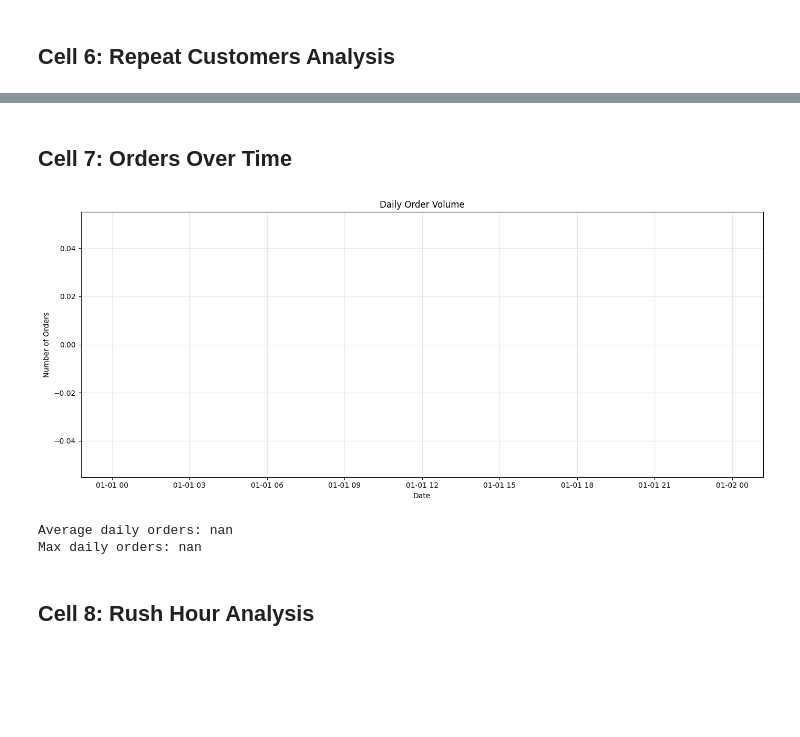
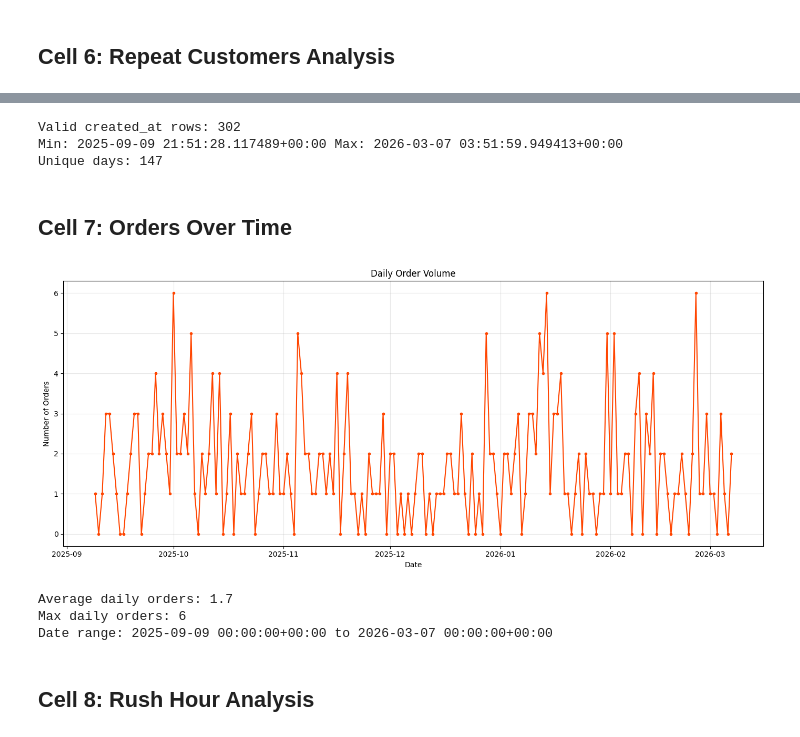
Before and after one commit to datawithdelio/sliceiq, a Jupyter notebook: ml/notebooks/01_eda.ipynb, the cells around one changed output, grey strips where cells are left out. Cells and saved outputs as stored; diff of their text form; code cells hidden in the pictures; blank space fills up the shorter version.

```diff
--- a/ml/notebooks/01_eda.ipynb
+++ b/ml/notebooks/01_eda.ipynb
@@ -337,26 +401,57 @@ No customer metrics available for repeat analysis.
+# %%
+# 2) RELOAD orders dataframe from DB
+orders = pd.read_sql("SELECT * FROM orders", engine)
+orders["created_at"] = pd.to_datetime(orders["created_at"], errors="coerce", utc=True)
+print("Valid created_at rows:", orders["created_at"].notna().sum())
+print("Min:", orders["created_at"].min(), "Max:", orders["created_at"].max())
+print("Unique days:", orders["created_at"].dt.floor("D").nunique())
+# %% [output]
+Valid created_at rows: 302
+Min: 2025-09-09 21:51:28.117489+00:00 Max: 2026-03-07 03:51:59.949413+00:00
+Unique days: 147
 # %% [markdown]
 ## Cell 7: Orders Over Time
 # %%
 # Cell 7: Orders over time
-# Daily order count
-daily_orders = orders.set_index('created_at').resample('D').size().reset_index(name='count')
+orders["created_at"] = pd.to_datetime(orders["created_at"], errors="coerce", utc=True)
 
-plt.figure(figsize=(14, 6))
-plt.plot(daily_orders['created_at'], daily_orders['count'],
-         marker='o', linestyle='-', markersize=3, color='#ff4500')
-plt.title('Daily Order Volume')
-plt.xlabel('Date')
-plt.ylabel('Number of Orders')
-plt.grid(True, alpha=0.3)
-plt.tight_layout()
-plt.show()
+orders_time = orders.dropna(subset=["created_at"]).copy()
 
-print(f"Average daily orders: {daily_orders['count'].mean():.1f}")
-print(f"Max daily orders: {daily_orders['count'].max()}")
+if orders_time.empty:
+    print("No valid created_at values to plot.")
+else:
+    daily_orders = (
+        orders_time
+        .set_index("created_at")
+        .resample("D")
+        .size()
+        .reset_index(name="count")
+    )
+
+    plt.figure(figsize=(14, 6))
+    plt.plot(
+        daily_orders["created_at"],
+        daily_orders["count"],
+        marker="o",
+        linestyle="-",
+        markersize=3,
+        color="#ff4500",
+    )
+    plt.title("Daily Order Volume")
+    plt.xlabel("Date")
+    plt.ylabel("Number of Orders")
+    plt.grid(True, alpha=0.3)
+    plt.tight_layout()
+    plt.show()
+
+    print(f"Average daily orders: {daily_orders['count'].mean():.1f}")
+    print(f"Max daily orders: {daily_orders['count'].max():.0f}")
+    print(f"Date range: {daily_orders['created_at'].min()} to {daily_orders['created_at'].max()}")
 # %% [output]
-[figure, old version]
+[figure, new version]
-Average daily orders: nan
-Max daily orders: nan
+Average daily orders: 1.7
+Max daily orders: 6
+Date range: 2025-09-09 00:00:00+00:00 to 2026-03-07 00:00:00+00:00
 # %% [markdown]
 ## Cell 8: Rush Hour Analysis
 # %%
```
Also changed, not shown: parts of 15 cells of this notebook, 33 other files.
